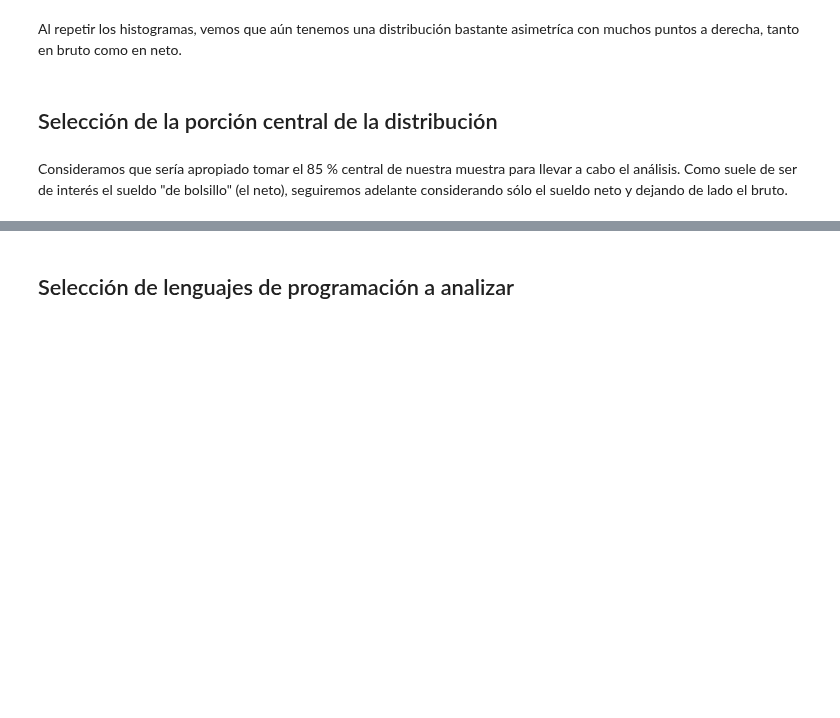
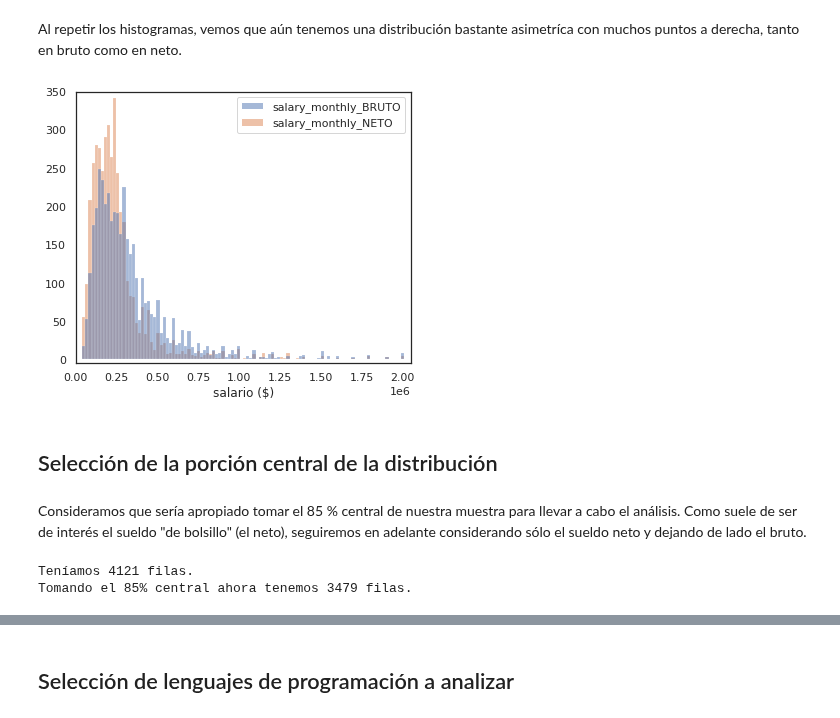
Before and after one commit to Cheva94/Diplo_G22, a Jupyter notebook: AyVD/resolucion_AyVD_parte1.ipynb, the cells around one changed output, grey strips where cells are left out. Saved outputs shown, nothing was run; the diff lists cells and outputs as text; code cells hidden in the pictures; blank space fills up the shorter version.

```diff
--- a/AyVD/resolucion_AyVD_parte1.ipynb
+++ b/AyVD/resolucion_AyVD_parte1.ipynb
@@ -115,20 +152,25 @@ Al repetir los histogramas, vemos que aún tenemos una distribución bastante as
 # %%
 fig, axs = plt.subplots(figsize=(6,5))
 
-sns.histplot(df_acot, ax=axs, color='steelblue')
+# corregir labels
+
+sns.histplot(df_acot[["salary_monthly_BRUTO","salary_monthly_NETO"]], ax=axs, color='steelblue')
 axs.ticklabel_format(style='sci', axis='x', scilimits=(6,6))
 axs.set_ylim((-5,350))
 axs.set_xlim((0,2.05*10**6))
-
+axs.set_xlabel("salario ($)")
+axs.set_ylabel("")
 plt.show()
+# %% [output]
+[figure, added]
 # %% [markdown]
 ## Selección de la porción central de la distribución
 # %% [markdown]
-Consideramos que sería apropiado tomar el 85 % central de nuestra muestra para llevar a cabo el análisis. Como suele de ser de interés el sueldo "de bolsillo" (el neto), seguiremos adelante considerando sólo el sueldo neto y dejando de lado el bruto.
+Consideramos que sería apropiado tomar el 85 % central de nuestra muestra para llevar a cabo el análisis. Como suele de ser de interés el sueldo "de bolsillo" (el neto), seguiremos en adelante considerando sólo el sueldo neto y dejando de lado el bruto.
 # %%
 print(f'Teníamos {len(df_acot)} filas.')
 
-df85 = df_acot[["salary_monthly_NETO","tools_programming_languages"]] # Nuevo DataFrame
+df85 = df_acot[["salary_monthly_NETO","tools_programming_languages", "profile_years_experience", "profile_age", "work_province", "profile_gender"]] # Nuevo DataFrame
 
 k = 15
 percentile_inf = df85["salary_monthly_NETO"].quantile(k * 0.5 / 100)
@@ -138,6 +180,9 @@ df85 = df85[df85["salary_monthly_NETO"] > percentile_inf]
 df85 = df85[df85["salary_monthly_NETO"] < percentile_sup]
 
 print(f'Tomando el 85% central ahora tenemos {len(df85)} filas.')
+# %% [output]
+Teníamos 4121 filas.
+Tomando el 85% central ahora tenemos 3479 filas.
 # %%
 fig, axs = plt.subplots(figsize=(6,5))
 
```
Also changed, not shown: parts of 34 cells of this notebook.
